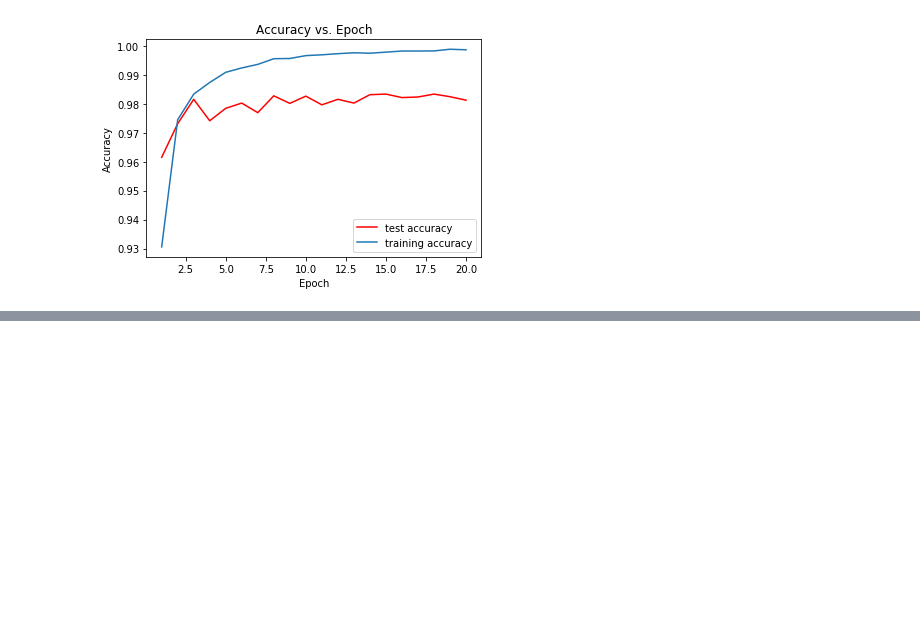
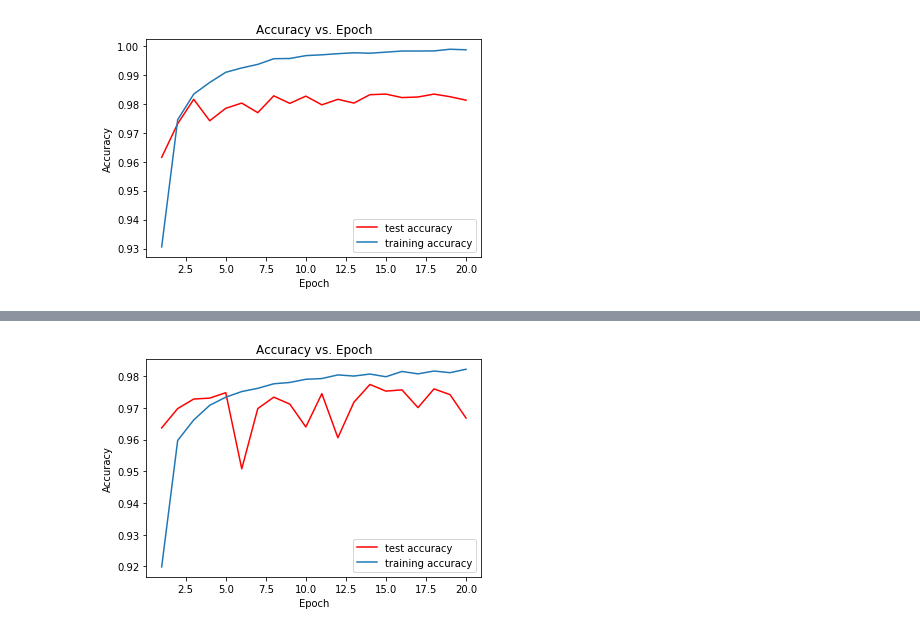
Before and after one commit to IMabuza/handwritten_digits_classification, a Jupyter notebook: handwritten_digits_classification.ipynb, the cells around one changed output, grey strips where cells are left out. Cells and saved outputs as stored; diff of their text form; code cells hidden in the pictures; blank space fills up the shorter version.

```diff
--- a/handwritten_digits_classification.ipynb
+++ b/handwritten_digits_classification.ipynb
@@ -271,0 +315,4 @@ plot_accuracy(history)
+# %%
+plot_accuracy(history)
+# %% [output]
+[figure, added]
```
Also changed, not shown: parts of 2 cells of this notebook.
